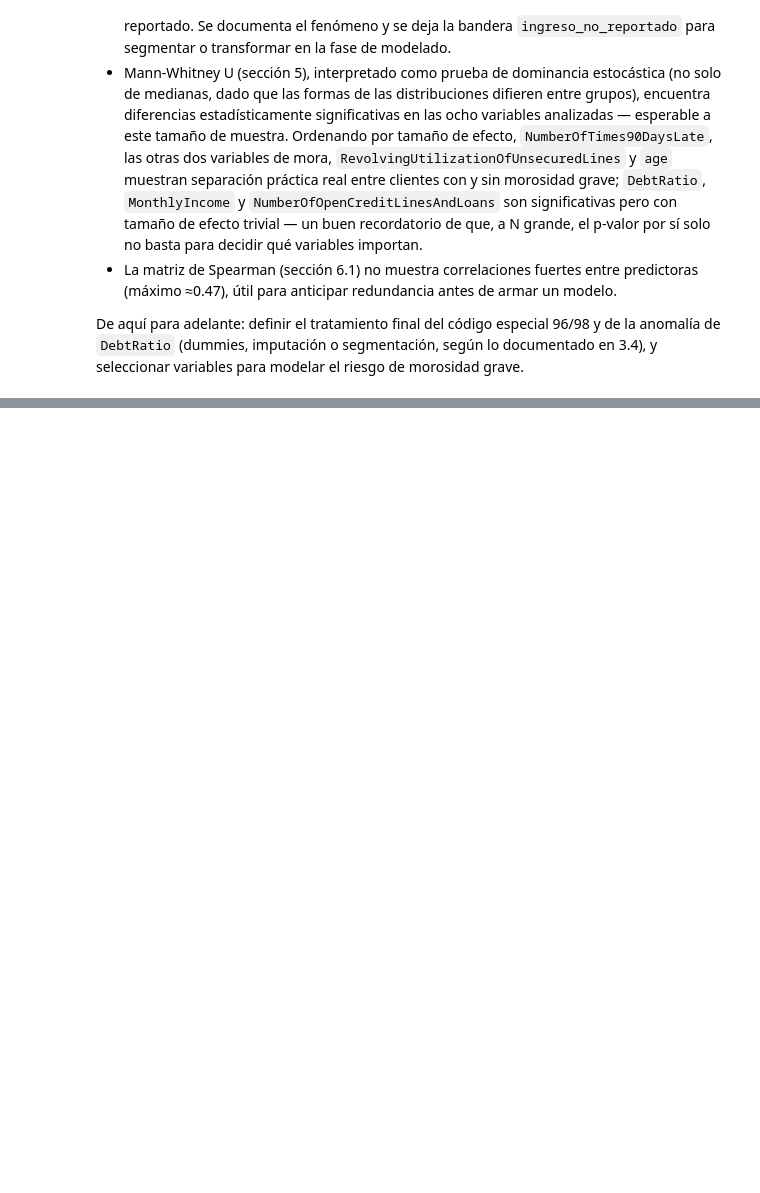
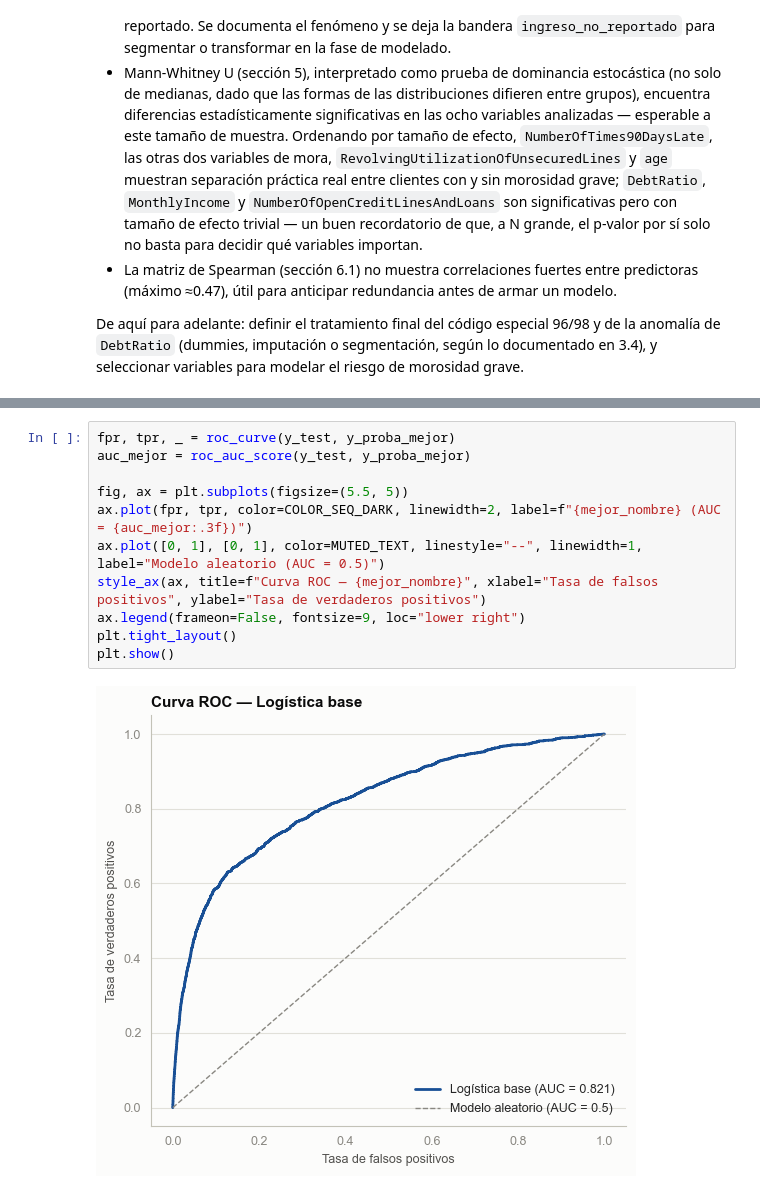
Before and after one commit to valeriaflorezs/GiveMeSomeCredit, a Jupyter notebook: docs/analisis_exploratorio.ipynb, the cells around one changed output, grey strips where cells are left out. Drawn from its saved outputs; the diff is of its cells as text; blank space fills up the shorter version.

```diff
--- a/docs/analisis_exploratorio.ipynb
+++ b/docs/analisis_exploratorio.ipynb
@@ -789,0 +1045,13 @@ De aquí para adelante: definir el tratamiento final del código especial 96/98
+# %%
+fpr, tpr, _ = roc_curve(y_test, y_proba_mejor)
+auc_mejor = roc_auc_score(y_test, y_proba_mejor)
+
+fig, ax = plt.subplots(figsize=(5.5, 5))
+ax.plot(fpr, tpr, color=COLOR_SEQ_DARK, linewidth=2, label=f"{mejor_nombre} (AUC = {auc_mejor:.3f})")
+ax.plot([0, 1], [0, 1], color=MUTED_TEXT, linestyle="--", linewidth=1, label="Modelo aleatorio (AUC = 0.5)")
+style_ax(ax, title=f"Curva ROC — {mejor_nombre}", xlabel="Tasa de falsos positivos", ylabel="Tasa de verdaderos positivos")
+ax.legend(frameon=False, fontsize=9, loc="lower right")
+plt.tight_layout()
+plt.show()
+# %% [output]
+[figure, added]
```
Also changed, not shown: parts of 25 cells of this notebook.
